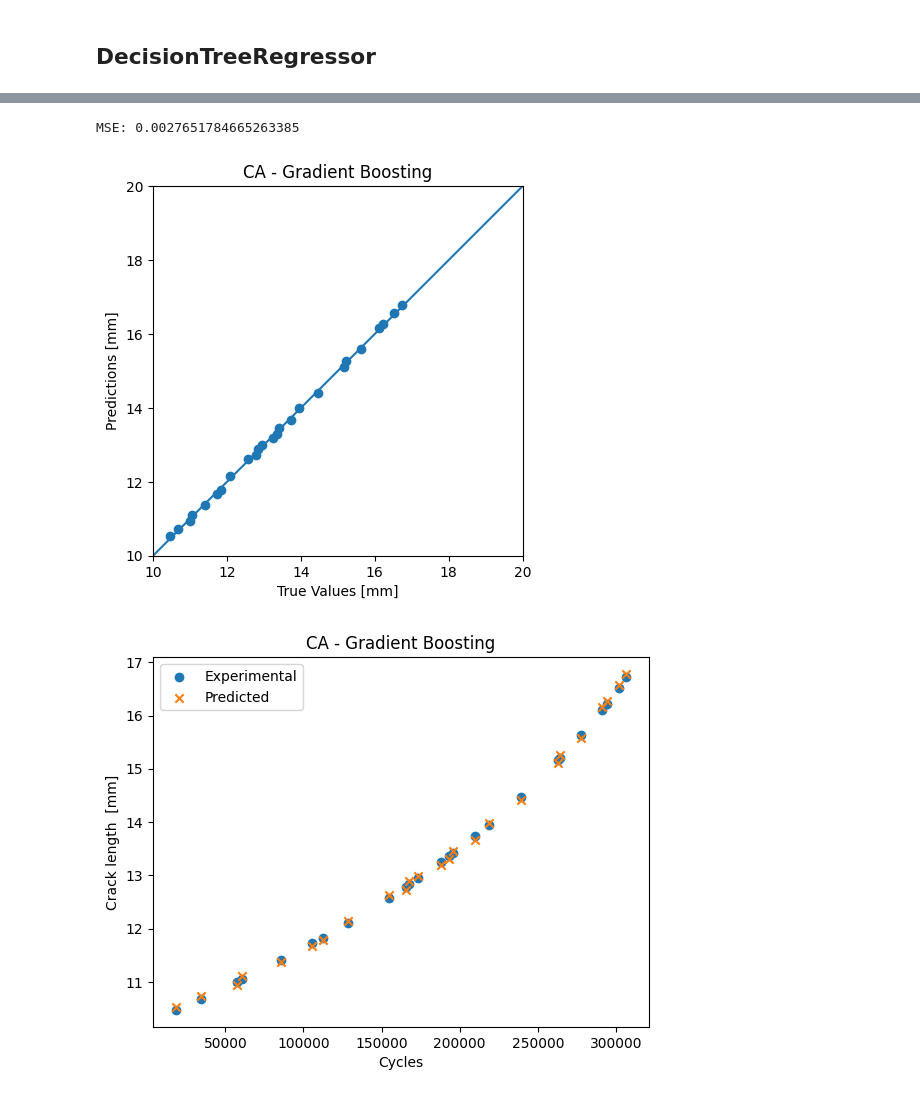
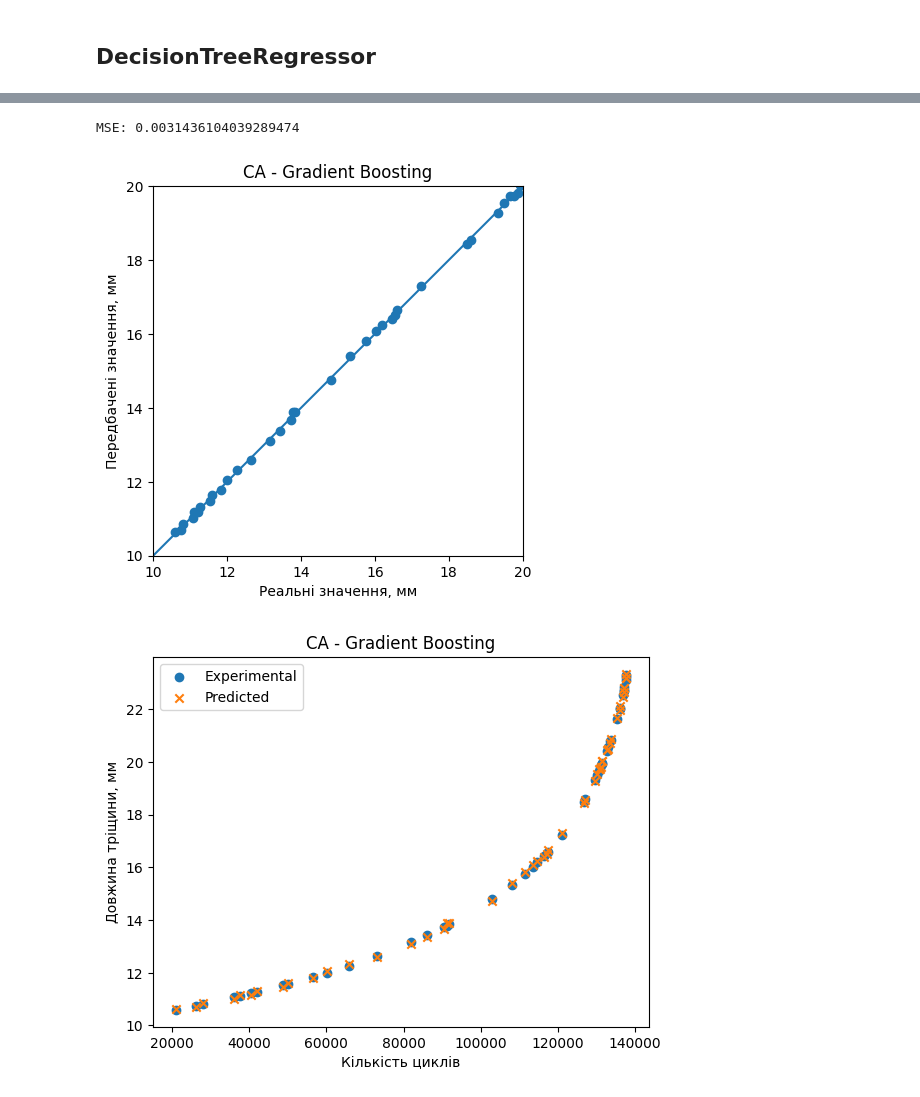
Before and after one commit to TNTU-124-System-analysis-research/qste340tm-modeling-of-fatigue-failure-after-single-overload, a Jupyter notebook: CA_approximation.ipynb, the cells around one changed output, grey strips where cells are left out. Saved outputs shown, nothing was run; the diff lists cells and outputs as text; code cells hidden in the pictures.

```diff
--- a/CA_approximation.ipynb
+++ b/CA_approximation.ipynb
@@ -184,7 +184,7 @@ DATA_0_1 = CA_data[(CA_data['R'] == 0.1)]
 DATA_0_3 = CA_data[(CA_data['R'] == 0.3)]
 DATA_0_7 = CA_data[(CA_data['R'] == 0.7)]
 
-data = DATA_0_7
+data = DATA_0_1
 X = data.drop('crack length', axis=1).values
 y = data['crack length'].values
 
@@ -321,35 +321,35 @@ MSE: 0.014394547515722096
 # %%
 CA_gradient_boosting = GradientBoostingRegressor(n_estimators=10000)
 
 CA_gradient_boosting.fit(X_train, y_train)
 
 # Predict and evaluate performance on test data
 y_pred = CA_gradient_boosting.predict(X_test)
 mse1 = mean_squared_error(y_test, y_pred)
 print(f'MSE: {mse1}')
 
 a = plt.axes(aspect='equal')
 plt.scatter(y_test, y_pred)
-plt.xlabel('True Values [mm]')
-plt.ylabel('Predictions [mm]')
+plt.xlabel('Реальні значення, мм')
+plt.ylabel('Передбачені значення, мм')
 lims = [10, 20]
 plt.xlim(lims)
 plt.ylim(lims)
 _ = plt.plot(lims, lims)
 plt.title('CA - Gradient Boosting')
 plt.show()
 
 plt.scatter(np.array(X_test)[:,0], y_test, label='Experimental', marker='o')
 plt.scatter(np.array(X_test)[:,0], y_pred, label='Predicted', marker='x')
-plt.ylabel('Crack length  [mm]')
-plt.xlabel("Cycles")
+plt.ylabel('Довжина тріщини, мм')
+plt.xlabel("Кількість циклів")
 plt.title('CA - Gradient Boosting')
 plt.legend()
 plt.show()
 # %% [output]
-MSE: 0.0027651784665263385
+MSE: 0.0031436104039289474
-[figure, old version]
+[figure, new version]
-[figure, old version]
+[figure, new version]
 # %%
 CA_models = {"Random Forest": CA_random_forest, "Decision Tree": CA_decision_tree,
 "SVR": CA_SVR, "Gradient Boosting": CA_gradient_boosting}
```
Also changed, not shown: parts of 4 cells of this notebook.
